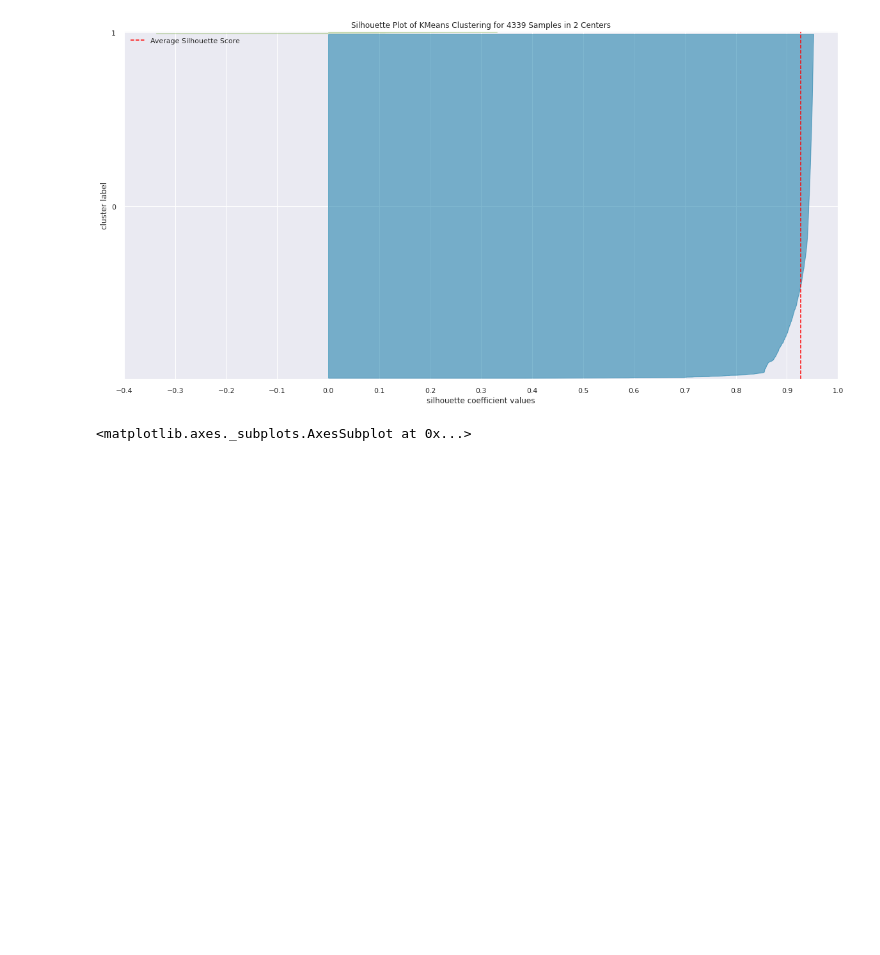
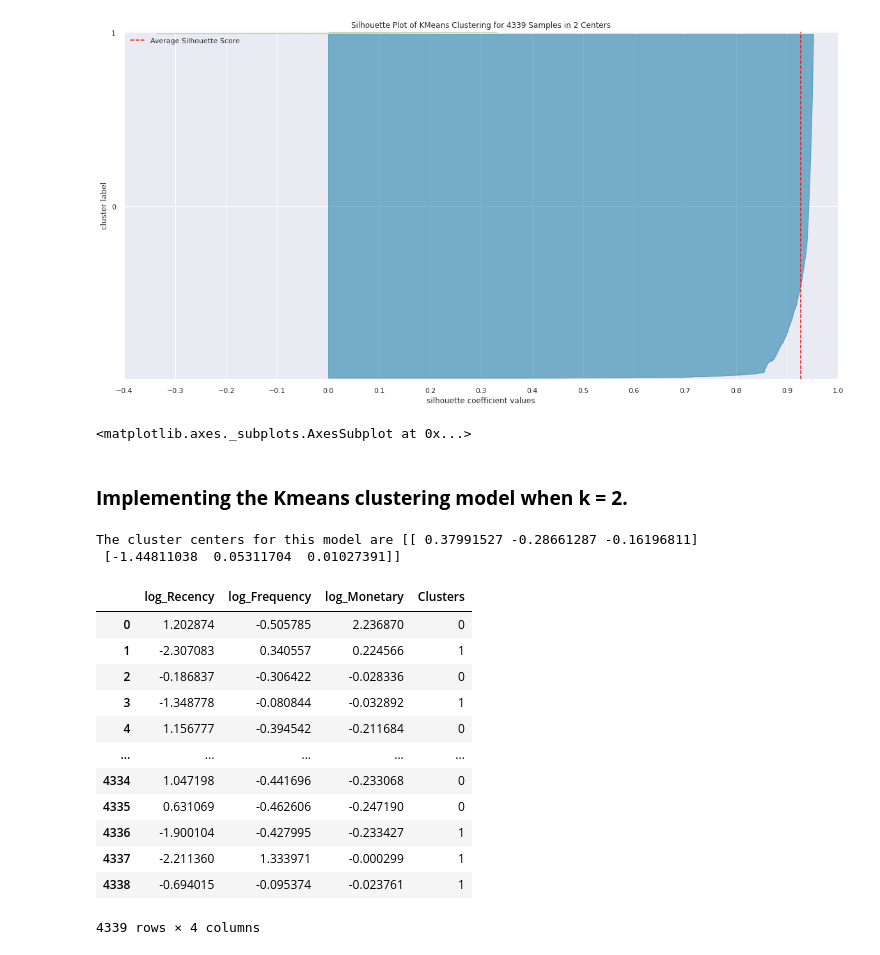
Before and after one commit to Shourya306/Online-Retail-Customer-Segmentation-Clustering, a Jupyter notebook: Online_Retail_Customer_Segmentation.ipynb, the cells around one changed output. Drawn from its saved outputs; the diff is of its cells as text; code cells hidden in the pictures; blank space fills up the shorter version.

```diff
--- a/Online_Retail_Customer_Segmentation.ipynb
+++ b/Online_Retail_Customer_Segmentation.ipynb
@@ -921,3 +920,42 @@ visualizer.show()
 # %% [output]
 [figure]
 <matplotlib.axes._subplots.AxesSubplot at 0x...>
+# %% [markdown]
+### **Implementing the Kmeans clustering model when k = 2.**
+# %%
+# Implementing Kmeans Clusters(k = 2).
+
+model2 = KMeans(n_clusters = 2, random_state = 20)
+model2.fit(log_X_scale)
+label2 = model2.predict(log_X_scale)
+# %%
+# Checking out the cluster centers.
+
+print('The cluster centers for this model are {}'.format(model2.cluster_centers_))
+# %% [output]
+The cluster centers for this model are [[ 0.37991527 -0.28661287 -0.16196811]
+ [-1.44811038  0.05311704  0.01027391]]
+# %%
+# Creating a dataframe for log_X_scale array & for label2 array
+
+log_RMF_df1 = pd.DataFrame(log_X_scale, columns = ['log_Recency','log_Frequency','log_Monetary'])
+model2_clusters_df = pd.DataFrame(label2, columns = ['Clusters'])
+# %%
+# Concating both the dataframe to plot a 3-D scatter plot & for customer segmentation.
+
+model2_df = pd.concat([log_RMF_df1,model2_clusters_df],axis = 1)
+model2_df
+# %% [output]
+|  | log_Recency | log_Frequency | log_Monetary | Clusters |
+| 0 | 1.202874 | -0.505785 | 2.236870 | 0 |
+| 1 | -2.307083 | 0.340557 | 0.224566 | 1 |
+| 2 | -0.186837 | -0.306422 | -0.028336 | 0 |
+| 3 | -1.348778 | -0.080844 | -0.032892 | 1 |
+| 4 | 1.156777 | -0.394542 | -0.211684 | 0 |
+| ... | ... | ... | ... | ... |
+| 4334 | 1.047198 | -0.441696 | -0.233068 | 0 |
+| 4335 | 0.631069 | -0.462606 | -0.247190 | 0 |
+| 4336 | -1.900104 | -0.427995 | -0.233427 | 1 |
+| 4337 | -2.211360 | 1.333971 | -0.000299 | 1 |
+| 4338 | -0.694015 | -0.095374 | -0.023761 | 1 |
+4339 rows × 4 columns
```
Also changed, not shown: parts of 19 cells of this notebook.
